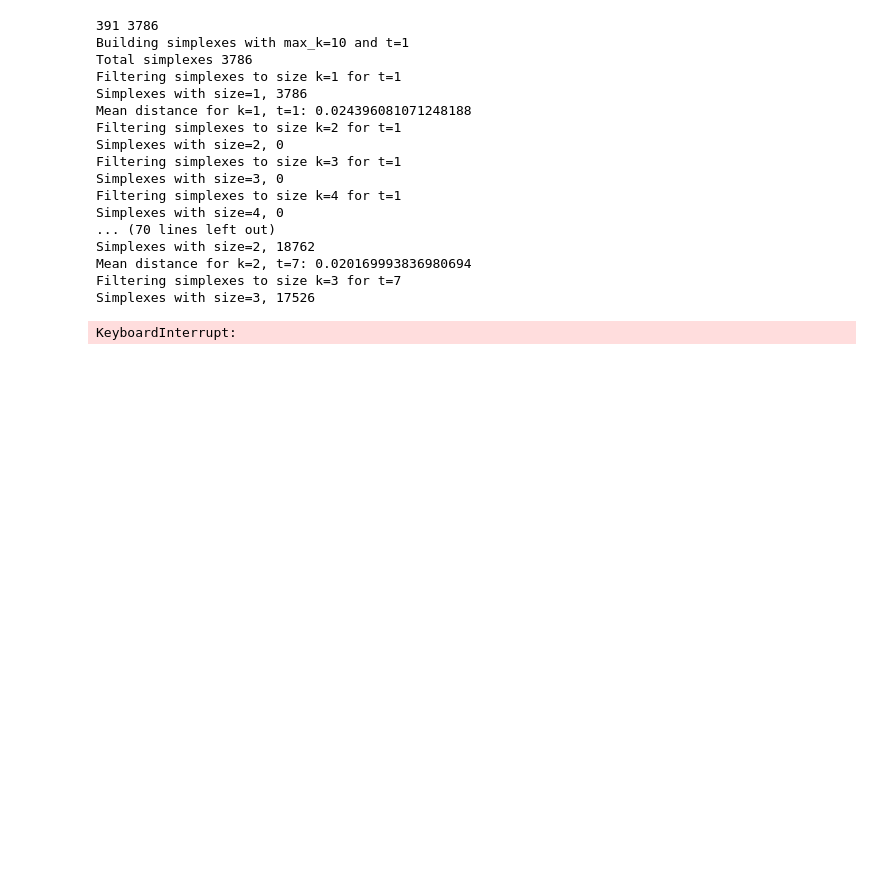
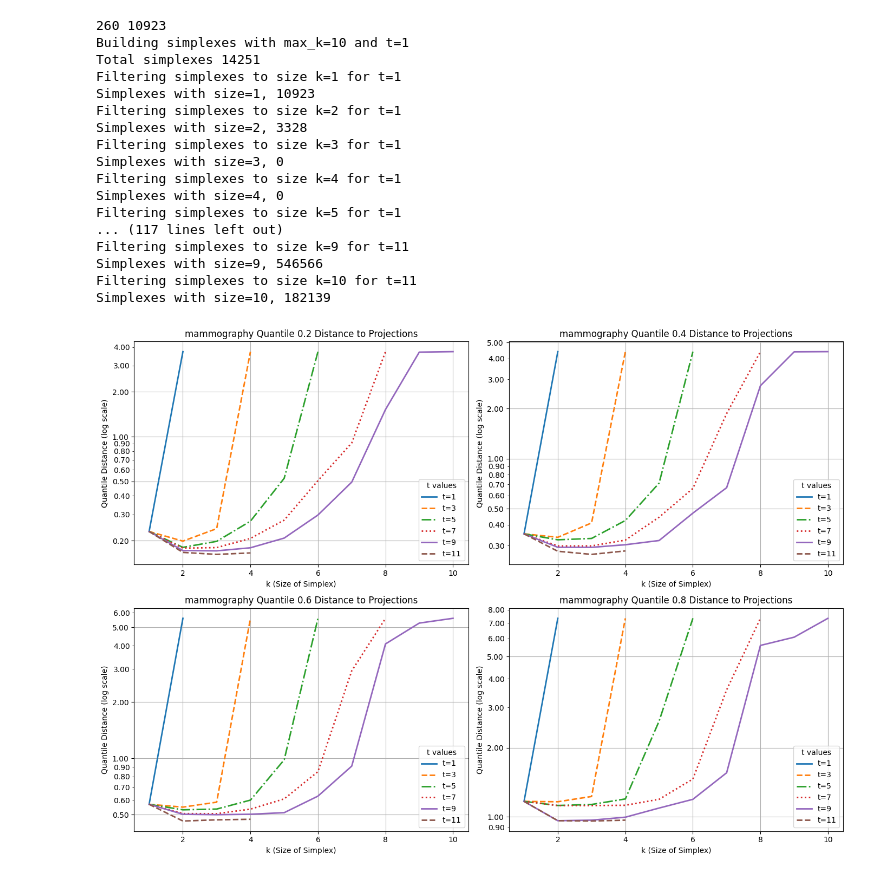
Before and after one commit to Mip182/vector_db_geom, a Jupyter notebook: experiments/cliques_experiment/cliques_experiment.ipynb, the cells around one changed output. Drawn from its saved outputs; the diff is of its cells as text; code cells hidden in the pictures; blank space fills up the shorter version.

```diff
--- a/experiments/cliques_experiment/cliques_experiment.ipynb
+++ b/experiments/cliques_experiment/cliques_experiment.ipynb
@@ -13,7 +13,7 @@ import numpy as np
 import matplotlib.pyplot as plt
 from imblearn.datasets import fetch_datasets
 
-dataset_name = 'abalone'
+dataset_name = 'mammography'
 
 
 dataset = fetch_datasets()[dataset_name]
@@ -68,24 +68,23 @@ for t in t_values:
 
         print(f"Mean distance for k={k}, t={t}: {mean_distance}")
 # %% [output]
-391 3786
+260 10923
 Building simplexes with max_k=10 and t=1
-Total simplexes 3786
+Total simplexes 14251
 Filtering simplexes to size k=1 for t=1
-Simplexes with size=1, 3786
-Mean distance for k=1, t=1: 0.024396081071248188
+Simplexes with size=1, 10923
 Filtering simplexes to size k=2 for t=1
-Simplexes with size=2, 0
+Simplexes with size=2, 3328
 Filtering simplexes to size k=3 for t=1
 Simplexes with size=3, 0
 Filtering simplexes to size k=4 for t=1
 Simplexes with size=4, 0
-... (70 lines left out)
-Simplexes with size=2, 18762
-Mean distance for k=2, t=7: 0.020169993836980694
-Filtering simplexes to size k=3 for t=7
-Simplexes with size=3, 17526
+Filtering simplexes to size k=5 for t=1
+... (117 lines left out)
+Filtering simplexes to size k=9 for t=11
+Simplexes with size=9, 546566
+Filtering simplexes to size k=10 for t=11
+Simplexes with size=10, 182139
-KeyboardInterrupt:
 # %%
 import numpy as np
 import matplotlib.pyplot as plt
@@ -98,6 +97,10 @@ quantile_results = {t: {q: [] for q in quantiles} for t in t_values}
 def calculate_quantiles():
     for t in t_values:
         for idx, k in enumerate(k_values):
+            if idx >= len(all_projections[t]):
+                for q in quantiles:
+                    quantile_results[t][q].append(1e9)
+                continue
             projection_set = all_projections[t][idx]
             if len(projection_set) > 0:
                 distances = np.linalg.norm(test_embeddings - projection_set, axis=1)
@@ -115,33 +118,35 @@ def custom_point_formatter(x, pos):
         return f'{x:.2f}'
     else:
         return f'{x:.2f}'
 
 fig, axs = plt.subplots(2, 2, figsize=(14, 10))
 axs = axs.flatten()
 line_styles = ['-', '--', '-.', ':', '-', '--', '-.']
 line_widths = [2, 2, 2, 2]
 
 for ax, q in zip(axs, quantiles):
     for i, t in enumerate(t_values):
         valid_indices = [i for i, val in enumerate(quantile_results[t][q]) if val < 1e9]
         valid_k_values = [k_values[i] for i in valid_indices]
         valid_quantiles = [quantile_results[t][q][i] for i in valid_indices]
         ax.plot(valid_k_values, valid_quantiles, label=f't={t}', linestyle=line_styles[i % len(line_styles)], linewidth=line_widths[i % len(line_widths)])
     ax.set_title(f"{dataset_name} Quantile {q} Distance to Projections")
     ax.set_yscale('log')
     ax.set_xlabel("k (Size of Simplex)")
     ax.set_ylabel("Quantile Distance (log scale)")
     ax.legend(title="t values")
     ax.grid(True)
 
     ax.yaxis.set_major_locator(LogLocator(base=10.0, subs=(1.0, 2.0, 5.0), numticks=7))
     ax.yaxis.set_minor_locator(LogLocator(base=10.0, subs='auto', numticks=7))
 
     ax.yaxis.set_major_formatter(FuncFormatter(custom_point_formatter))
     ax.yaxis.set_minor_formatter(FuncFormatter(custom_point_formatter))
 
 plt.tight_layout()
 plt.show()
+# %% [output]
+[figure, added]
 # %%
 import matplotlib.pyplot as plt
 
```
Also changed, not shown: parts of 1 cell of this notebook.
